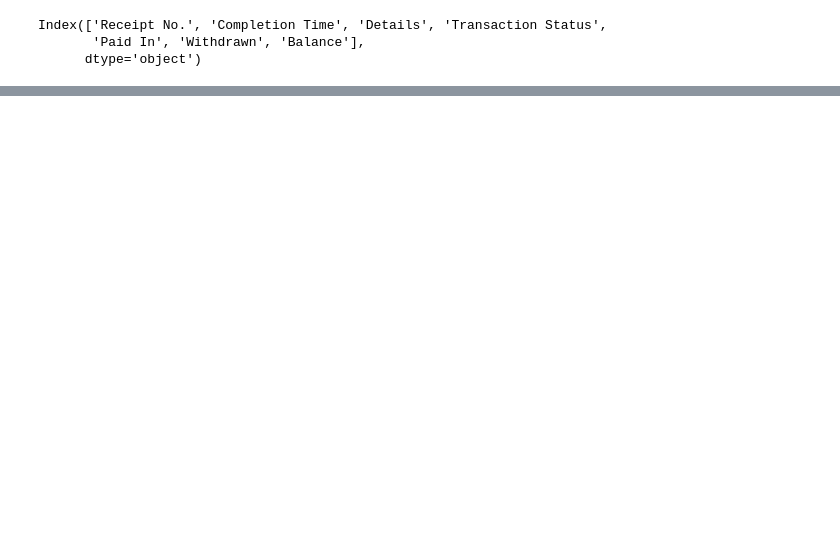
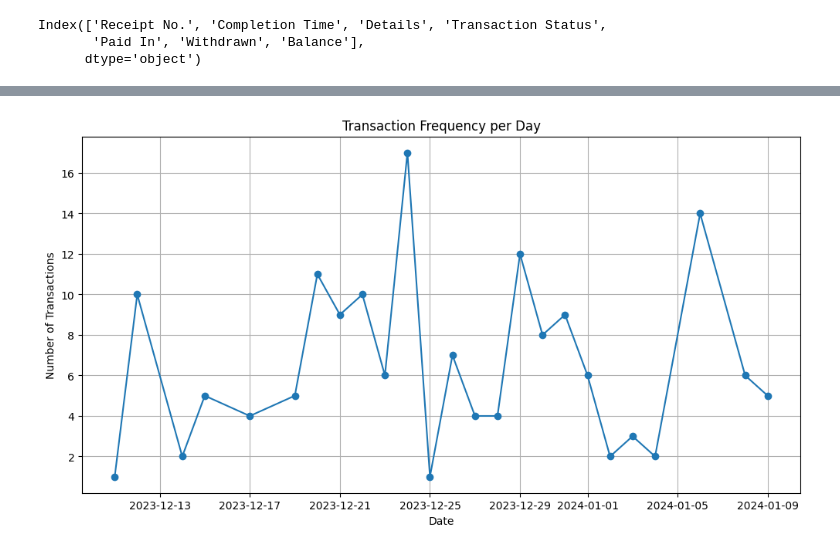
Before and after one commit to raphiqi/MPESA-Statement-Analysis-crunch-, a Jupyter notebook: credit score mpesa.ipynb, the cells around one changed output, grey strips where cells are left out. Drawn from its saved outputs; the diff is of its cells as text; code cells hidden in the pictures; blank space fills up the shorter version.

```diff
--- a/credit score mpesa.ipynb
+++ b/credit score mpesa.ipynb
@@ -337,0 +105,8 @@ Eligible :
+# %%
+# Convert 'Completion Time' with corrected format of datetime
+df['Completion Time'] = pd.to_datetime(df['Completion Time'], format='%d-%m-%y %H:%M', errors='coerce')
+# %%
+# Convert 'Withdrawn' and 'Balance' to numeric (remove commas and convert to float)
+df['Withdrawn'] = df['Withdrawn'].replace({',': ''}, regex=True).astype(float)
+df['Balance'] = df['Balance'].replace({',': ''}, regex=True).astype(float)
+df
@@ -337,0 +127,3 @@ Eligible :
+# %%
+# Encode 'Transaction Status'
+df['Transaction Status'] = df['Transaction Status'].astype('category').cat.codes
@@ -337,0 +134,7 @@ Eligible :
+# %%
+# Create a new column for transaction date
+df['Transaction Date'] = df['Completion Time'].dt.date
+
+# Per day
+transactions_per_day = df['Transaction Date'].value_counts().sort_index()
+df.head()
@@ -337,0 +148,11 @@ Eligible :
+# %%
+# Plotting the transaction frequency per day
+plt.figure(figsize=(12, 6))
+plt.plot(transactions_per_day.index, transactions_per_day.values, marker='o')
+plt.title('Transaction Frequency per Day')
+plt.xlabel('Date')
+plt.ylabel('Number of Transactions')
+plt.grid(True)
+plt.show()
+# %% [output]
+[figure, added]
```
Also changed, not shown: parts of 80 cells of this notebook.
